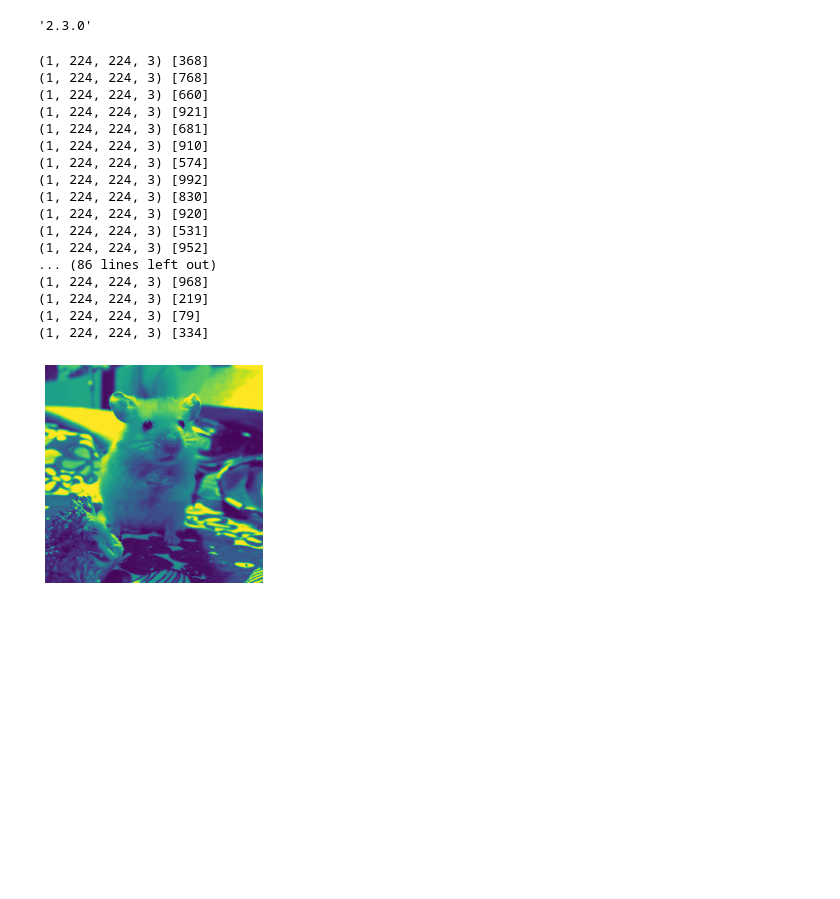
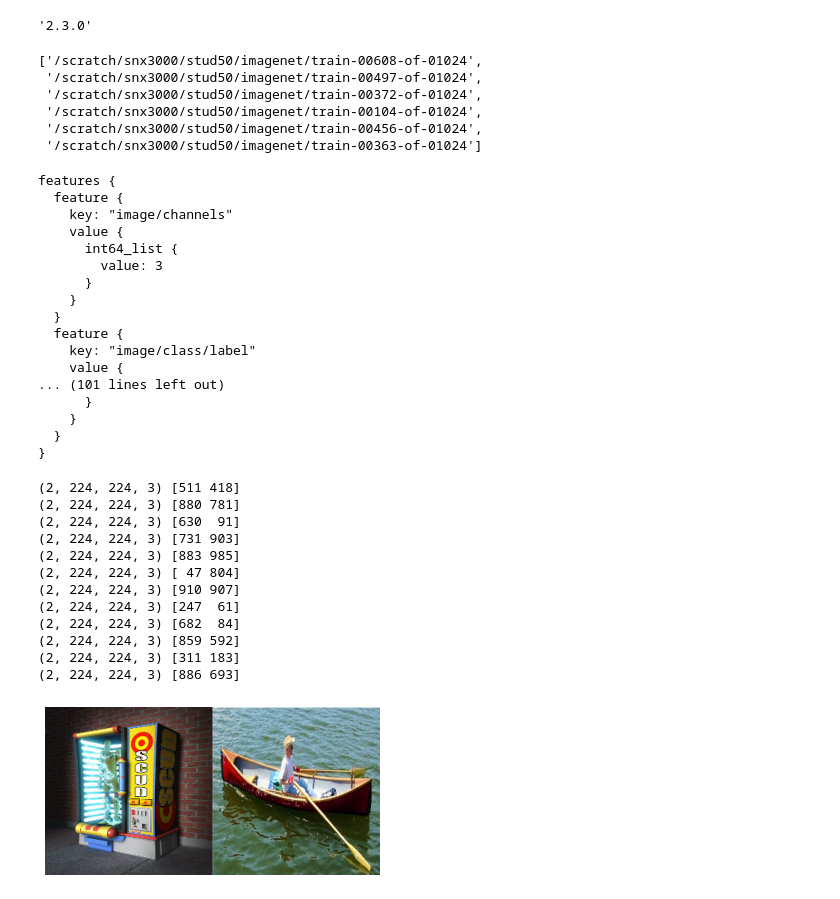
Before and after one commit to eth-cscs/tensorflow-training, a Jupyter notebook: input_pipelines/tfrecords/decoding-imagenet.ipynb, the cells around one changed output. Drawn from its saved outputs; the diff is of its cells as text; code cells hidden in the pictures; blank space fills up the shorter version.

```diff
--- a/input_pipelines/tfrecords/decoding-imagenet.ipynb
+++ b/input_pipelines/tfrecords/decoding-imagenet.ipynb
@@ -7,6 +10,37 @@ import matplotlib.pyplot as plt
 tf.version.VERSION
 # %% [output]
 '2.3.0'
+# %%
+list_of_files = glob.glob('/scratch/snx3000/stud50/imagenet/train*')
+list_of_files[:6]
+# %% [output]
+['/scratch/snx3000/stud50/imagenet/train-00608-of-01024',
+ '/scratch/snx3000/stud50/imagenet/train-00497-of-01024',
+ '/scratch/snx3000/stud50/imagenet/train-00372-of-01024',
+ '/scratch/snx3000/stud50/imagenet/train-00104-of-01024',
+ '/scratch/snx3000/stud50/imagenet/train-00456-of-01024',
+ '/scratch/snx3000/stud50/imagenet/train-00363-of-01024']
+# %%
+sample = next(iter(tf.data.TFRecordDataset(list_of_files[0]).take(1)))
+tf.train.Example.FromString(sample.numpy())
+# %% [output]
+features {
+  feature {
+    key: "image/channels"
+    value {
+      int64_list {
+        value: 3
+      }
+    }
+  }
+  feature {
+    key: "image/class/label"
+    value {
+... (101 lines left out)
+      }
+    }
+  }
+}
 # %%
 def decode(serialized_example):
     """Decode and resize"""
@@ -19,35 +53,31 @@ def decode(serialized_example):
     image = tf.image.decode_jpeg(features['image/encoded'], channels=3)
     image = tf.image.resize(image, (224, 224))
     label = tf.cast(features['image/class/label'], tf.int64)
-    # label = tf.one_hot(label, 1001)
-    return image, label
+    return image, label-1  # [0-999]
 # %%
-dataset = tf.data.TFRecordDataset('/scratch/snx3000/stud50/imagenet/train-00001-of-01024')
+dataset = tf.data.TFRecordDataset(list_of_files)
 dataset = dataset.map(decode)
-dataset = dataset.batch(1)
+dataset = dataset.batch(2)
 # %%
-for image, label in dataset.take(102):
-    print(image.shape, label.numpy())
+for images, labels in dataset.take(12):
+    print(images.shape, labels.numpy())
 
-plt.imshow(image[0, :, :, 1])
+concat = np.concatenate(list(images), 1)
+
+plt.imshow(concat.astype(int))
 plt.axis('off')
 plt.show()
 # %% [output]
-(1, 224, 224, 3) [368]
-(1, 224, 224, 3) [768]
-(1, 224, 224, 3) [660]
-(1, 224, 224, 3) [921]
-(1, 224, 224, 3) [681]
-(1, 224, 224, 3) [910]
-(1, 224, 224, 3) [574]
-(1, 224, 224, 3) [992]
-(1, 224, 224, 3) [830]
-(1, 224, 224, 3) [920]
-(1, 224, 224, 3) [531]
-(1, 224, 224, 3) [952]
-... (86 lines left out)
-(1, 224, 224, 3) [968]
-(1, 224, 224, 3) [219]
-(1, 224, 224, 3) [79]
-(1, 224, 224, 3) [334]
+(2, 224, 224, 3) [511 418]
+(2, 224, 224, 3) [880 781]
+(2, 224, 224, 3) [630  91]
+(2, 224, 224, 3) [731 903]
+(2, 224, 224, 3) [883 985]
+(2, 224, 224, 3) [ 47 804]
+(2, 224, 224, 3) [910 907]
+(2, 224, 224, 3) [247  61]
+(2, 224, 224, 3) [682  84]
+(2, 224, 224, 3) [859 592]
+(2, 224, 224, 3) [311 183]
+(2, 224, 224, 3) [886 693]
-[figure, old version]
+[figure, new version]
```
Also changed, not shown: parts of 1 cell of this notebook.
